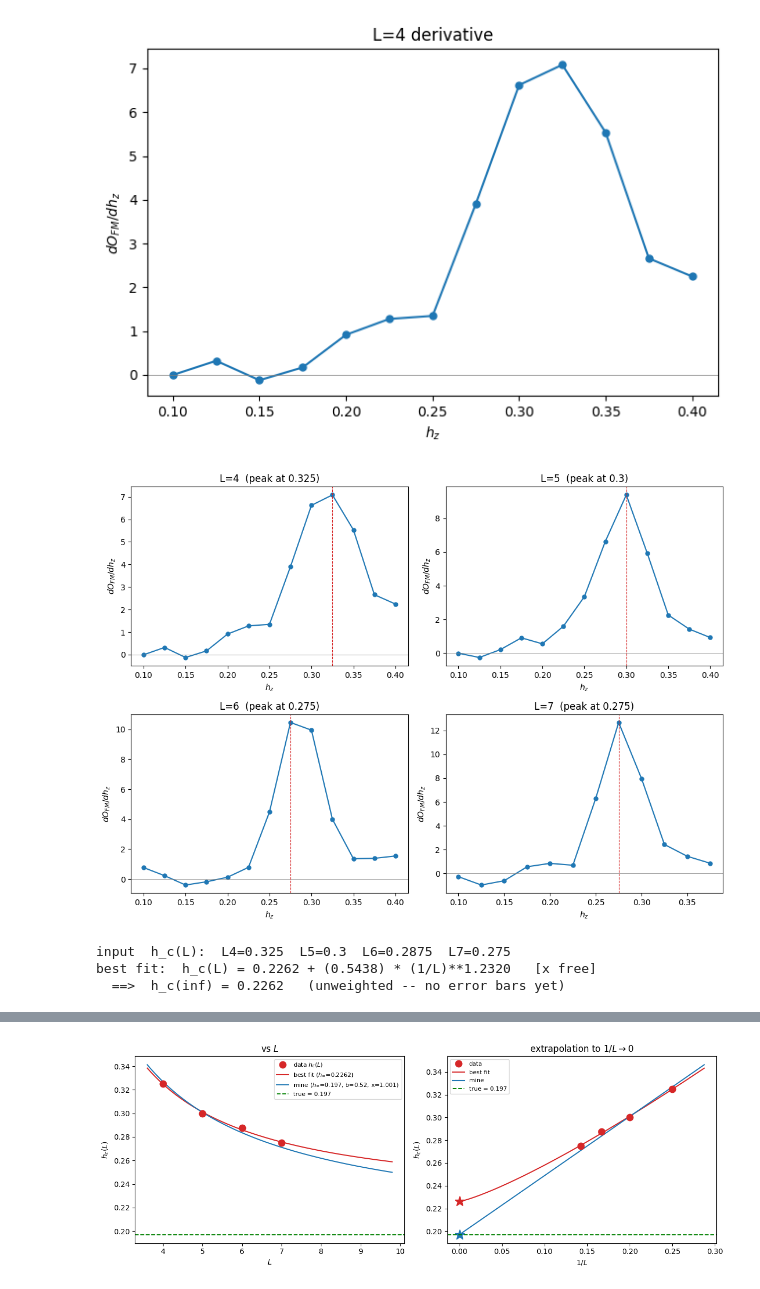
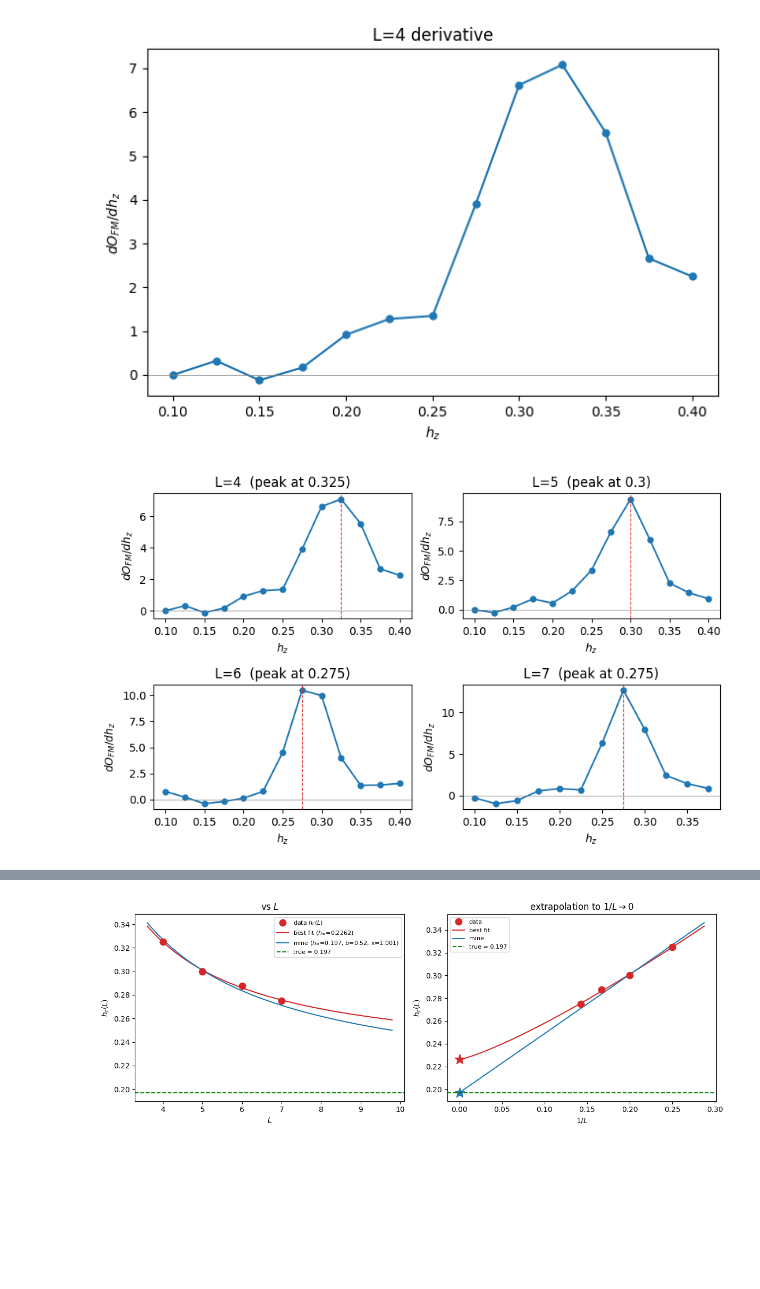
Before and after one commit to SanzharBissenali/toric-code-nqs, a Jupyter notebook: analysis/fm_fit_playground.ipynb, the cells around one changed output, grey strips where cells are left out. Drawn from its saved outputs; the diff is of its cells as text; code cells hidden in the pictures; blank space fills up the shorter version.

```diff
--- a/analysis/fm_fit_playground.ipynb
+++ b/analysis/fm_fit_playground.ipynb
@@ -580,48 +580,18 @@ plt.tight_layout(); plt.show()
 [figure]
 # %%
 Ls = [4, 5, 6, 7]
-fig, axes = plt.subplots(2, 2, figsize=(11, 8))
+fig, axes = plt.subplots(2, 2, figsize=(8, 5))
 for L, ax in zip(Ls, axes.flat):
     dL = [d for d in deriv_rows if d["L"] == L]     # derivative points for this L
     hz = [d["hz"] for d in dL]
     dO = [d["dO"] for d in dL]
     ax.plot(hz, dO, "-o", ms=5)
     ax.axhline(0, color="gray", lw=0.5)
     # mark the steepest point (candidate h_c)
     pk = max(dL, key=lambda d: abs(d["dO"]))
     ax.axvline(pk["hz"], ls="--", color="C3", lw=0.8)
     ax.set(xlabel="$h_z$", ylabel="$dO_{FM}/dh_z$", title=f"L={L}  (peak at {pk['hz']})")
 fig.tight_layout()
 plt.show()
 # %% [output]
-[figure, old version]
+[figure, new version]
-# %%
-# ---- 10b · YOU supply h_c(L); fit h_c(L) = h_c(inf) + b*(1/L)**x  (unweighted) ----
-HC_BY_L = {4: 0.325, 5: 0.300, 6: 0.2875, 7: 0.275}   # <-- EDIT: your eyeballed h_c per L
-X_FIXED = None       # None -> x free (bounded >=0.1); or a float to PIN the exponent
-
-def hc_model(L, hc_inf, b, x):
-    return hc_inf + b * (1.0 / np.asarray(L, float)) ** x
-
-Lm  = np.array(sorted(HC_BY_L), float)
-hcm = np.array([HC_BY_L[int(k)] for k in Lm])
-if X_FIXED is None:
-    # x free, but bounded away from 0: as x->0, (1/L)**x -> 1 and (hc_inf, b) stop being
-    # separately identifiable (only their sum is), so an unbounded x lets hc_inf run off.
-    popt, _ = curve_fit(hc_model, Lm, hcm, p0=[hcm.min(), 0.3, 1.5],
-                        bounds=([-np.inf, -np.inf, 0.1], [np.inf, np.inf, 6.0]), maxfev=40000)
-    hc_inf, b, x = map(float, popt)
-else:
-    g = lambda L, hc_inf, b: hc_model(L, hc_inf, b, X_FIXED)   # x pinned -> 2-param fit
-    popt, _ = curve_fit(g, Lm, hcm, p0=[hcm.min(), 0.3], maxfev=40000)
-    hc_inf, b, x = float(popt[0]), float(popt[1]), float(X_FIXED)
-
-manual_fit = dict(hc_inf=hc_inf, b=b, x=x, L=Lm, hc=hcm)
-print("input  h_c(L):  " + "  ".join(f"L{int(k)}={HC_BY_L[int(k)]}" for k in Lm))
-print(f"best fit:  h_c(L) = {hc_inf:.4f} + ({b:.4f}) * (1/L)**{x:.4f}"
-      f"   [x {'FIXED' if X_FIXED is not None else 'free'}]")
-print(f"  ==>  h_c(inf) = {hc_inf:.4f}   (unweighted -- no error bars yet)")
-# %% [output]
-input  h_c(L):  L4=0.325  L5=0.3  L6=0.2875  L7=0.275
-best fit:  h_c(L) = 0.2262 + (0.5438) * (1/L)**1.2320   [x free]
-  ==>  h_c(inf) = 0.2262   (unweighted -- no error bars yet)
```
Also changed, not shown: parts of 3 cells of this notebook, 20 other files.
